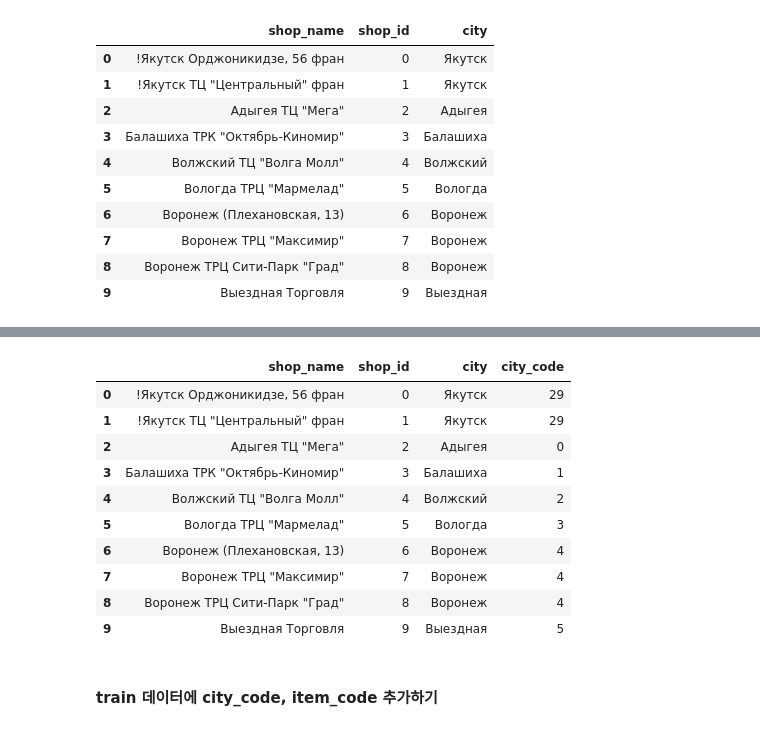
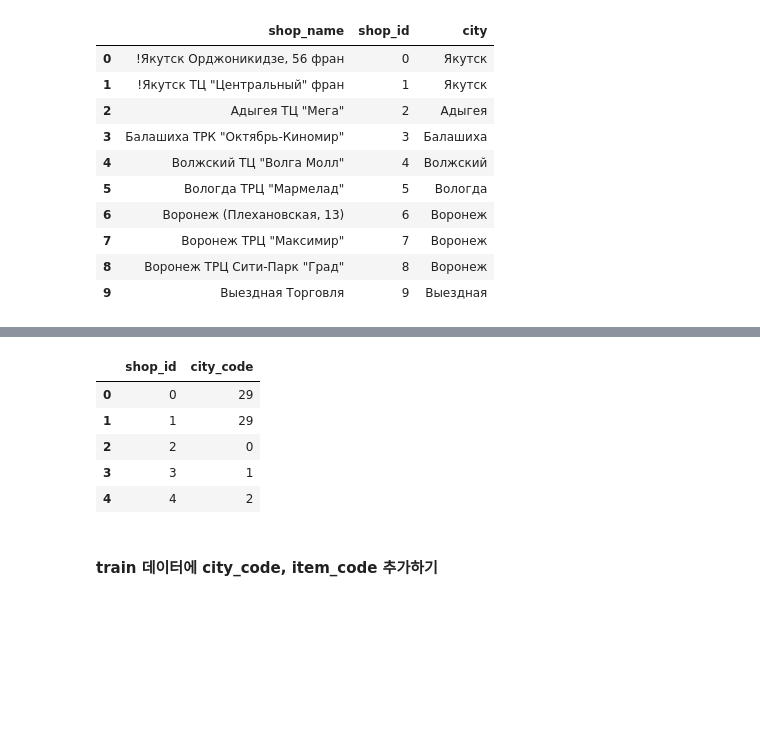
Before and after one commit to AIFFEL-kaggle/predict_future_sales, a Jupyter notebook: predict_future_sales.ipynb, the cells around one changed output, grey strips where cells are left out. Saved outputs shown, nothing was run; the diff lists cells and outputs as text; code cells hidden in the pictures; blank space fills up the shorter version.

Commit message:
add city code to train data

```diff
--- a/predict_future_sales.ipynb
+++ b/predict_future_sales.ipynb
@@ -209,21 +211,16 @@ Name: city, dtype: int64
 # %%
 from sklearn.preprocessing import LabelEncoder
 city_encoder = LabelEncoder()
 shops['city_code'] = city_encoder.fit_transform(shops['city'])
+shops = shops[['shop_id', 'city_code']]
+shops.head()
+# %% [output]
+|  | shop_id | city_code |
+| 0 | 0 | 29 |
+| 1 | 1 | 29 |
+| 2 | 2 | 0 |
+| 3 | 3 | 1 |
+| 4 | 4 | 2 |
-# %%
-shops.head(10)
-# %% [output]
-|  | shop_name | shop_id | city | city_code |
-| 0 | !Якутск Орджоникидзе, 56 фран | 0 | Якутск | 29 |
-| 1 | !Якутск ТЦ "Центральный" фран | 1 | Якутск | 29 |
-| 2 | Адыгея ТЦ "Мега" | 2 | Адыгея | 0 |
-| 3 | Балашиха ТРК "Октябрь-Киномир" | 3 | Балашиха | 1 |
-| 4 | Волжский ТЦ "Волга Молл" | 4 | Волжский | 2 |
-| 5 | Вологда ТРЦ "Мармелад" | 5 | Вологда | 3 |
-| 6 | Воронеж (Плехановская, 13) | 6 | Воронеж | 4 |
-| 7 | Воронеж ТРЦ "Максимир" | 7 | Воронеж | 4 |
-| 8 | Воронеж ТРЦ Сити-Парк "Град" | 8 | Воронеж | 4 |
-| 9 | Выездная Торговля | 9 | Выездная | 5 |
 # %% [markdown]
 #### train 데이터에 city_code, item_code 추가하기
 # %%
```
Also changed, not shown: parts of 7 cells of this notebook.
